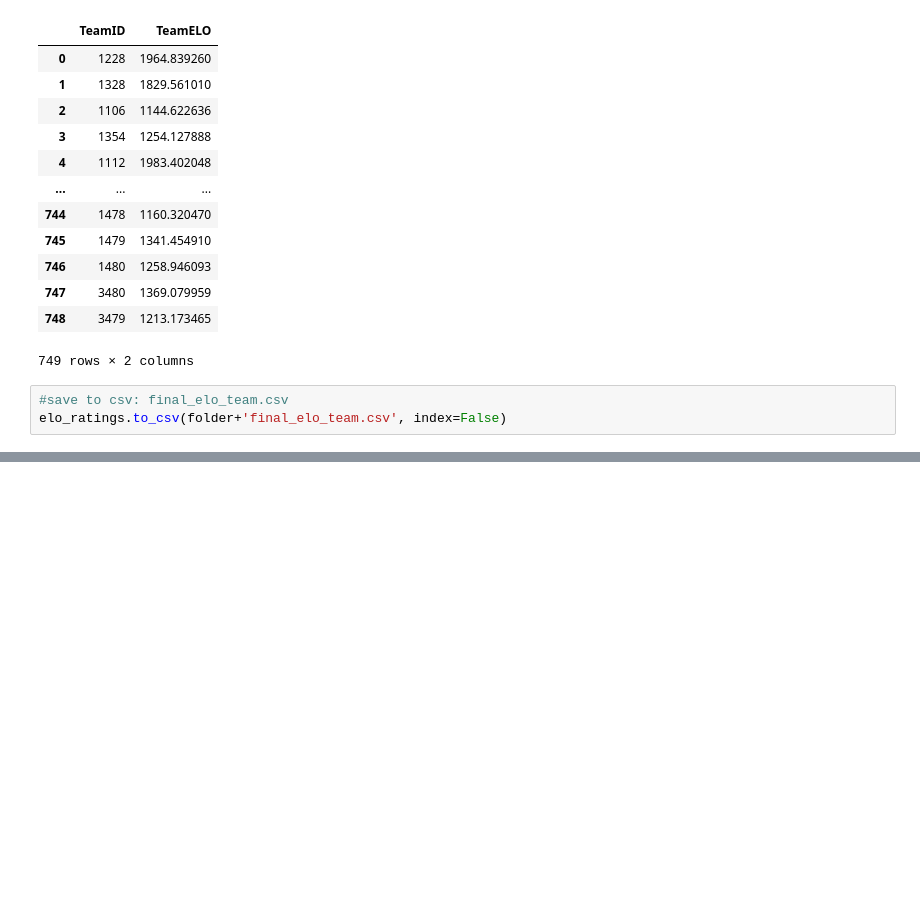
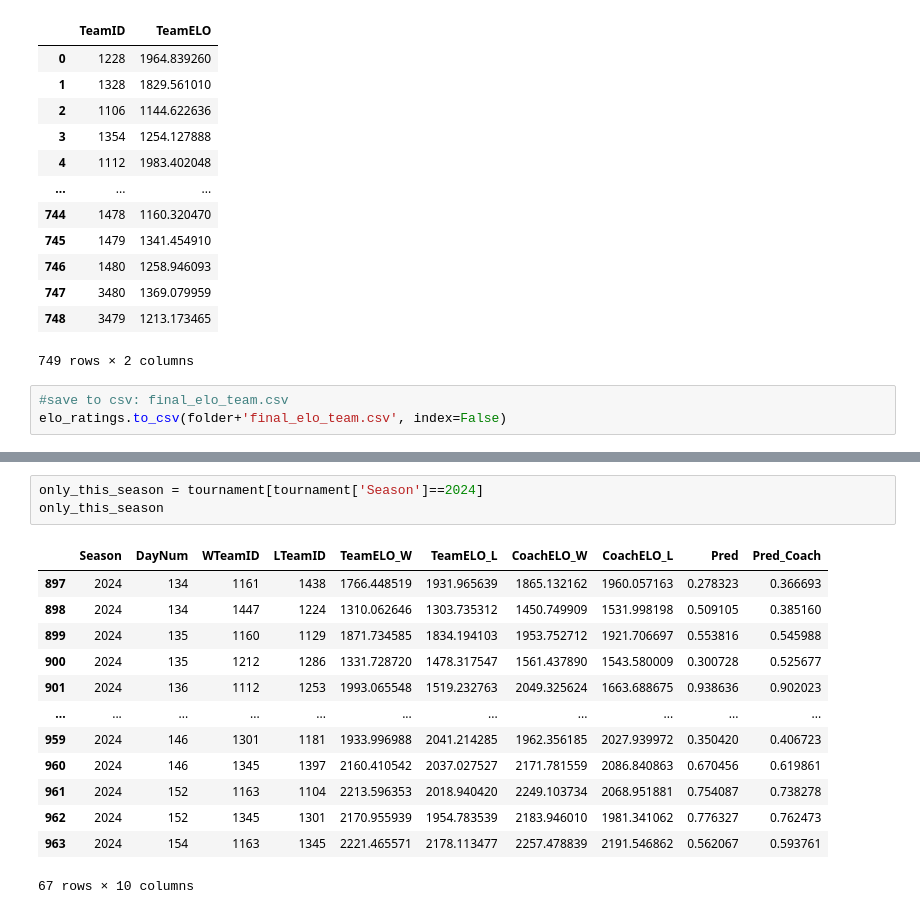
Before and after one commit to fantasy2fry/march-ml-madness-2025, a Jupyter notebook: src/fantasy2fry/elo_coach_team.ipynb, the cells around one changed output, grey strips where cells are left out. Drawn from its saved outputs; the diff is of its cells as text; blank space fills up the shorter version.

```diff
--- a/src/fantasy2fry/elo_coach_team.ipynb
+++ b/src/fantasy2fry/elo_coach_team.ipynb
@@ -512,0 +535,17 @@ elo_ratings.to_csv(folder+'final_elo_team.csv', index=False)
+# %%
+only_this_season = tournament[tournament['Season']==2024]
+only_this_season
+# %% [output]
+|  | Season | DayNum | WTeamID | LTeamID | TeamELO_W | TeamELO_L | CoachELO_W | CoachELO_L | Pred | Pred_Coach |
+| 897 | 2024 | 134 | 1161 | 1438 | 1766.448519 | 1931.965639 | 1865.132162 | 1960.057163 | 0.278323 | 0.366693 |
+| 898 | 2024 | 134 | 1447 | 1224 | 1310.062646 | 1303.735312 | 1450.749909 | 1531.998198 | 0.509105 | 0.385160 |
+| 899 | 2024 | 135 | 1160 | 1129 | 1871.734585 | 1834.194103 | 1953.752712 | 1921.706697 | 0.553816 | 0.545988 |
+| 900 | 2024 | 135 | 1212 | 1286 | 1331.728720 | 1478.317547 | 1561.437890 | 1543.580009 | 0.300728 | 0.525677 |
+| 901 | 2024 | 136 | 1112 | 1253 | 1993.065548 | 1519.232763 | 2049.325624 | 1663.688675 | 0.938636 | 0.902023 |
+| ... | ... | ... | ... | ... | ... | ... | ... | ... | ... | ... |
+| 959 | 2024 | 146 | 1301 | 1181 | 1933.996988 | 2041.214285 | 1962.356185 | 2027.939972 | 0.350420 | 0.406723 |
+| 960 | 2024 | 146 | 1345 | 1397 | 2160.410542 | 2037.027527 | 2171.781559 | 2086.840863 | 0.670456 | 0.619861 |
+| 961 | 2024 | 152 | 1163 | 1104 | 2213.596353 | 2018.940420 | 2249.103734 | 2068.951881 | 0.754087 | 0.738278 |
+| 962 | 2024 | 152 | 1345 | 1301 | 2170.955939 | 1954.783539 | 2183.946010 | 1981.341062 | 0.776327 | 0.762473 |
+| 963 | 2024 | 154 | 1163 | 1345 | 2221.465571 | 2178.113477 | 2257.478839 | 2191.546862 | 0.562067 | 0.593761 |
+67 rows × 10 columns
```
Also changed, not shown: parts of 4 cells of this notebook.
